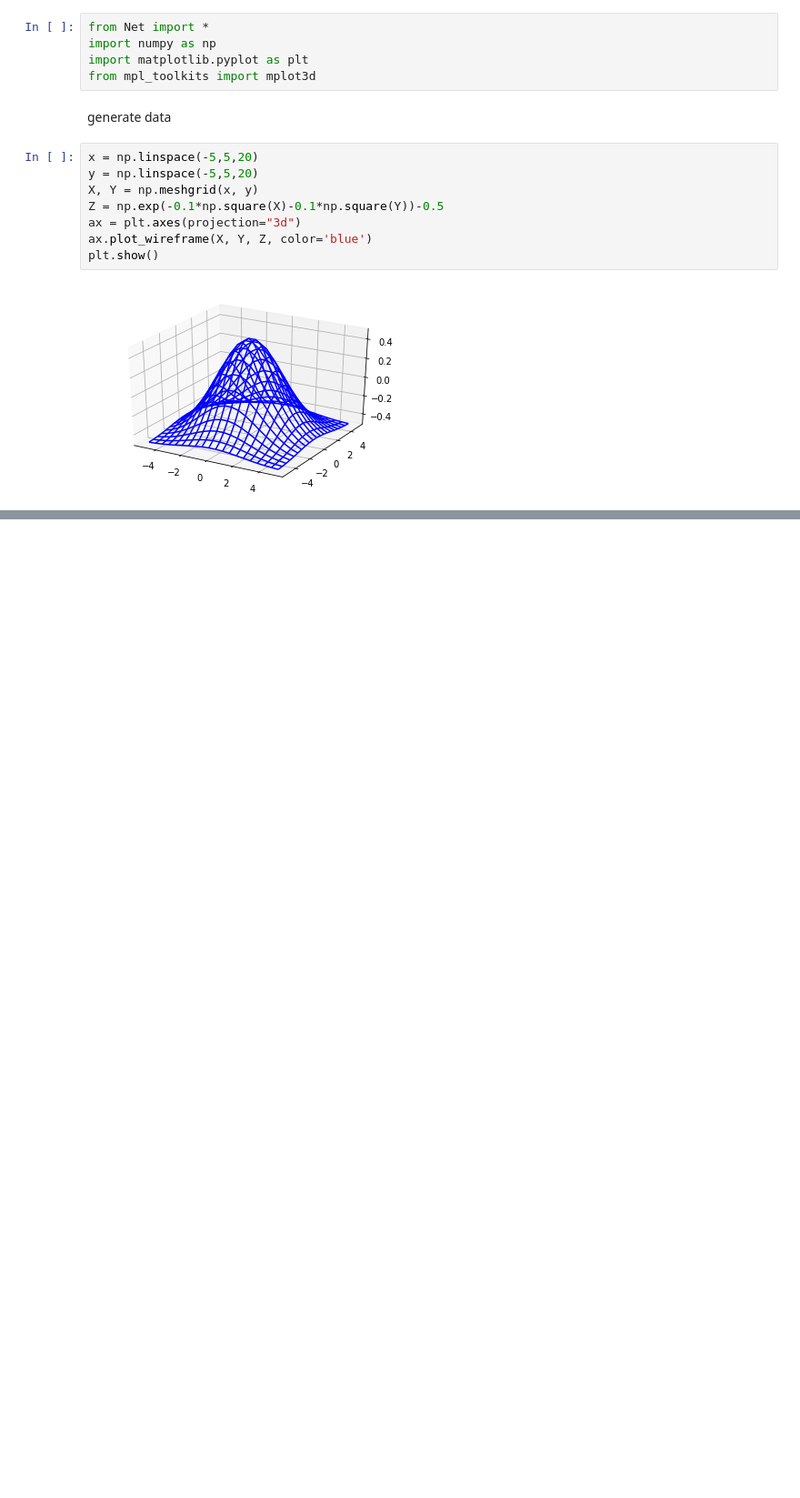
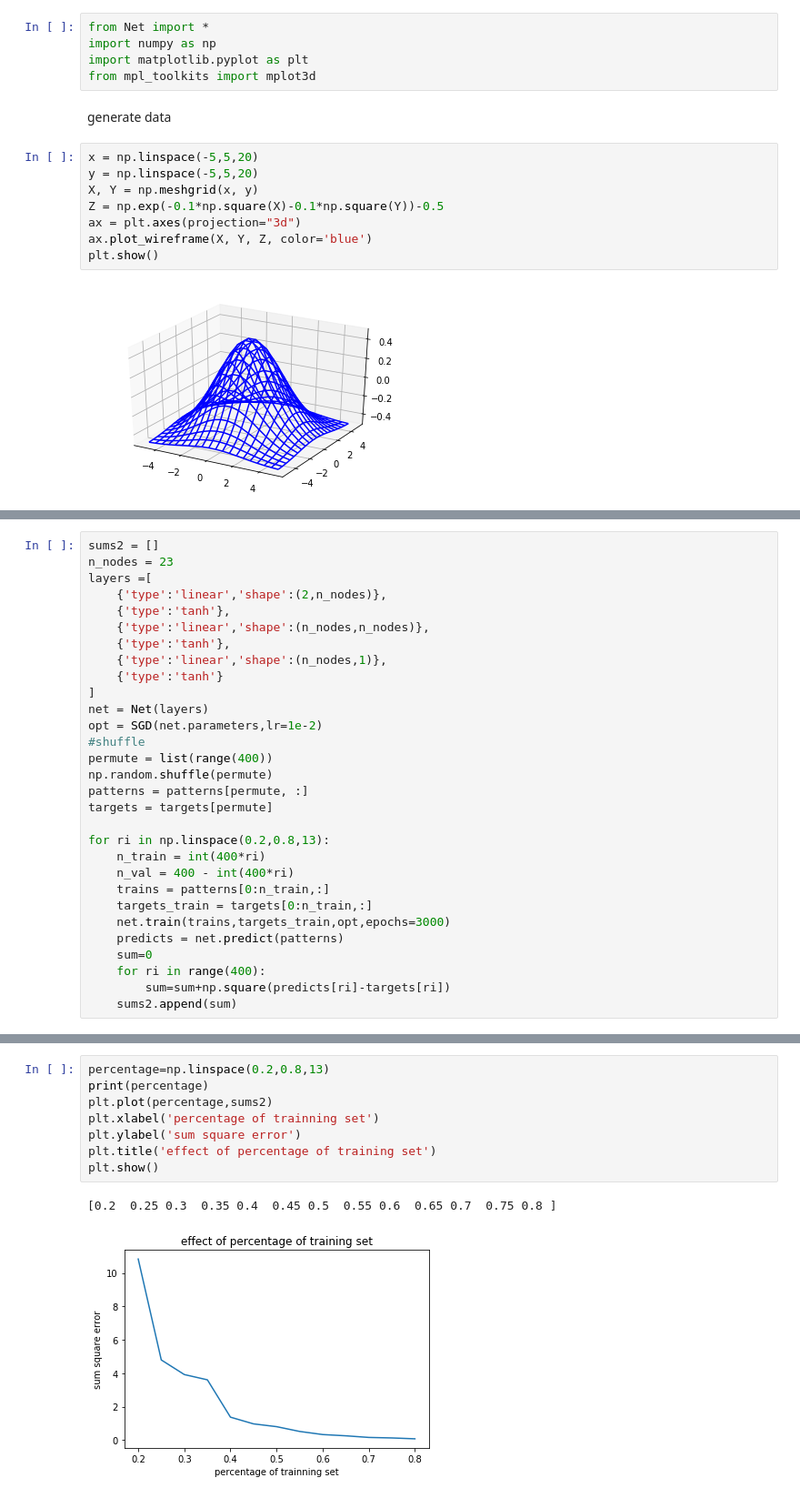
Before and after one commit to physics31415926/DD2437_ANN, a Jupyter notebook: Lab1/3_2_3.ipynb, the cells around one changed output, grey strips where cells are left out. Shown: that part at 91% size. Cells and saved outputs as stored; diff of their text form; blank space fills up the shorter version.

```diff
--- a/Lab1/3_2_3.ipynb
+++ b/Lab1/3_2_3.ipynb
@@ -41,0 +107,30 @@ epoch: 499, batch:    25, batch_acc:    0.00,batch loss: 0.01
+# %%
+sums2 = []
+n_nodes = 23
+layers =[
+    {'type':'linear','shape':(2,n_nodes)},
+    {'type':'tanh'},
+    {'type':'linear','shape':(n_nodes,n_nodes)},
+    {'type':'tanh'},
+    {'type':'linear','shape':(n_nodes,1)},
+    {'type':'tanh'}
+]
+net = Net(layers)
+opt = SGD(net.parameters,lr=1e-2)
+#shuffle
+permute = list(range(400))
+np.random.shuffle(permute)
+patterns = patterns[permute, :]
+targets = targets[permute]
+
+for ri in np.linspace(0.2,0.8,13):
+    n_train = int(400*ri)
+    n_val = 400 - int(400*ri)
+    trains = patterns[0:n_train,:]
+    targets_train = targets[0:n_train,:]
+    net.train(trains,targets_train,opt,epochs=3000)
+    predicts = net.predict(patterns)
+    sum=0
+    for ri in range(400):
+        sum=sum+np.square(predicts[ri]-targets[ri])
+    sums2.append(sum)
@@ -41,0 +151,11 @@ epoch: 499, batch:    25, batch_acc:    0.00,batch loss: 0.01
+# %%
+percentage=np.linspace(0.2,0.8,13)
+print(percentage)
+plt.plot(percentage,sums2)
+plt.xlabel('percentage of trainning set')
+plt.ylabel('sum square error')
+plt.title('effect of percentage of training set')
+plt.show()
+# %% [output]
+[0.2  0.25 0.3  0.35 0.4  0.45 0.5  0.55 0.6  0.65 0.7  0.75 0.8 ]
+[figure, added]
```
Also changed, not shown: parts of 10 cells of this notebook.
